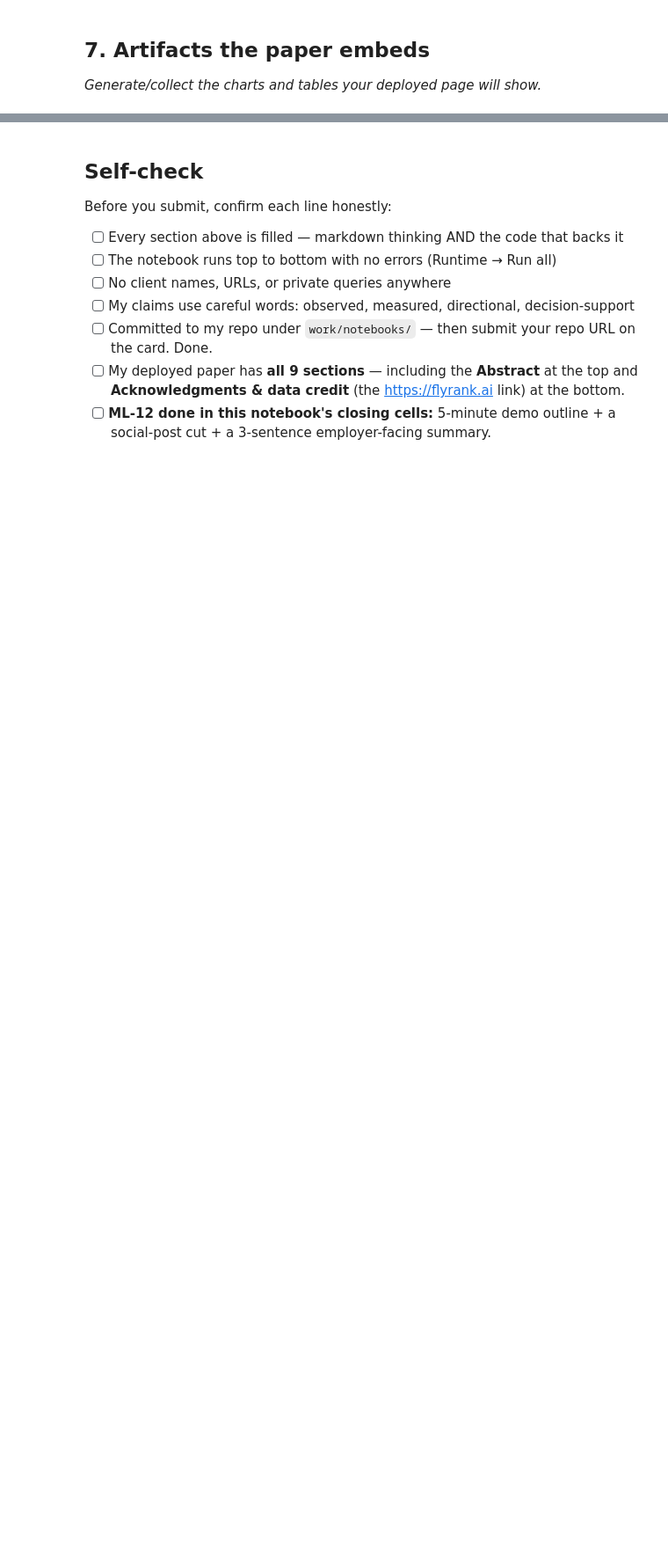
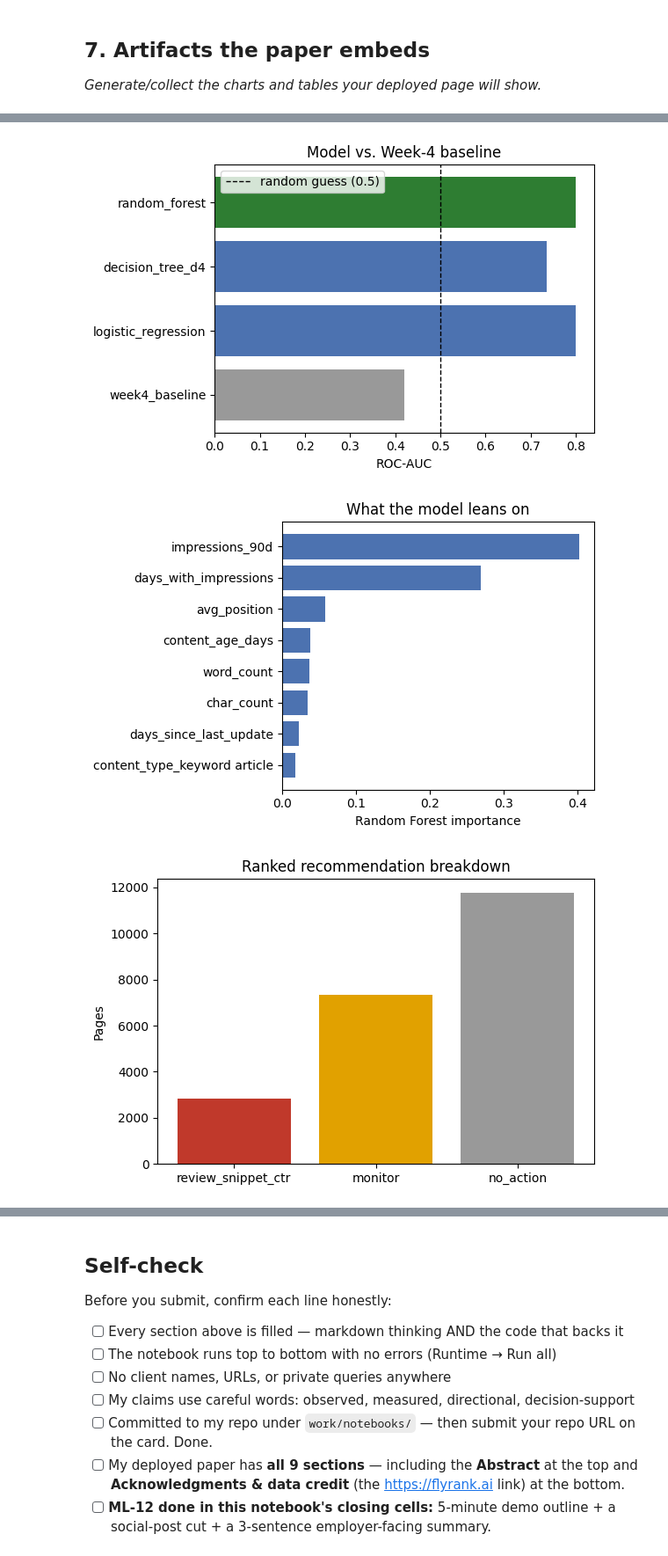
Before and after one commit to PrathibhaShaliniS/flyrank-internship-ml, a Jupyter notebook: work/notebooks/capstone.ipynb, the cells around one changed output, grey strips where cells are left out. Shown at 88% size. Drawn from its saved outputs; the diff is of its cells as text; code cells hidden in the pictures; blank space fills up the shorter version.

```diff
--- a/work/notebooks/capstone.ipynb
+++ b/work/notebooks/capstone.ipynb
@@ -32,0 +256,19 @@ This skeleton is yours to fill. Work the sections **in order** — each one has
+# %%
+# score the full eligible population (not just the test split) with the trained model
+all_probs = rf.predict_proba(X)[:, 1]
+
+recs = d[["content_id", "client_id", "position_tier", "avg_position", "ctr", "impressions_90d"]].reset_index(drop=True)
+recs["ctr_review_probability"] = all_probs
+
+reliable = recs[recs["impressions_90d"] >= 50].copy()
+reliable["action"] = np.select(
+    [reliable["ctr_review_probability"] >= 0.7, reliable["ctr_review_probability"] >= 0.4],
+    ["review_snippet_ctr", "monitor"],
+    default="no_action",
+)
+reliable = reliable.sort_values("ctr_review_probability", ascending=False)
+
+print("Excluded for low volume (<50 impressions):", len(recs) - len(reliable), "of", len(recs))
+print(reliable["action"].value_counts())
+print()
+print(reliable.head(8).to_string(index=False))
@@ -36,0 +298,44 @@ This skeleton is yours to fill. Work the sections **in order** — each one has
+# %%
+import os
+import matplotlib.pyplot as plt
+
+os.makedirs("outputs/charts", exist_ok=True)
+
+# Chart 1 — model vs baseline (ROC-AUC)
+fig, ax = plt.subplots(figsize=(6, 4))
+ax.barh(results.index, results["roc_auc"], color=["#999999", "#4C72B0", "#4C72B0", "#2E7D32"])
+ax.axvline(0.5, color="black", linestyle="--", linewidth=1, label="random guess (0.5)")
+ax.set_xlabel("ROC-AUC")
+ax.set_title("Model vs. Week-4 baseline")
+ax.legend()
+plt.tight_layout()
+plt.savefig("outputs/charts/model_vs_baseline.png", dpi=150)
+plt.show()
+
+# Chart 2 — top feature importances
+top_imp = pd.Series(rf.feature_importances_, index=X.columns).sort_values(ascending=False).head(8)
+fig, ax = plt.subplots(figsize=(6, 4))
+ax.barh(top_imp.index[::-1], top_imp.values[::-1], color="#4C72B0")
+ax.set_xlabel("Random Forest importance")
+ax.set_title("What the model leans on")
+plt.tight_layout()
+plt.savefig("outputs/charts/feature_importance.png", dpi=150)
+plt.show()
+
+# Chart 3 — recommendation breakdown
+action_counts = reliable["action"].value_counts().reindex(
+    ["review_snippet_ctr", "monitor", "no_action"]
+)
+fig, ax = plt.subplots(figsize=(6, 4))
+ax.bar(action_counts.index, action_counts.values, color=["#C0392B", "#E1A100", "#999999"])
+ax.set_ylabel("Pages")
+ax.set_title("Ranked recommendation breakdown")
+plt.tight_layout()
+plt.savefig("outputs/charts/recommendation_breakdown.png", dpi=150)
+plt.show()
+
+print("Saved 3 charts to outputs/charts/")
+# %% [output]
+[figure, added]
+[figure, added]
+[figure, added]
```
Also changed, not shown: parts of 14 cells of this notebook.
